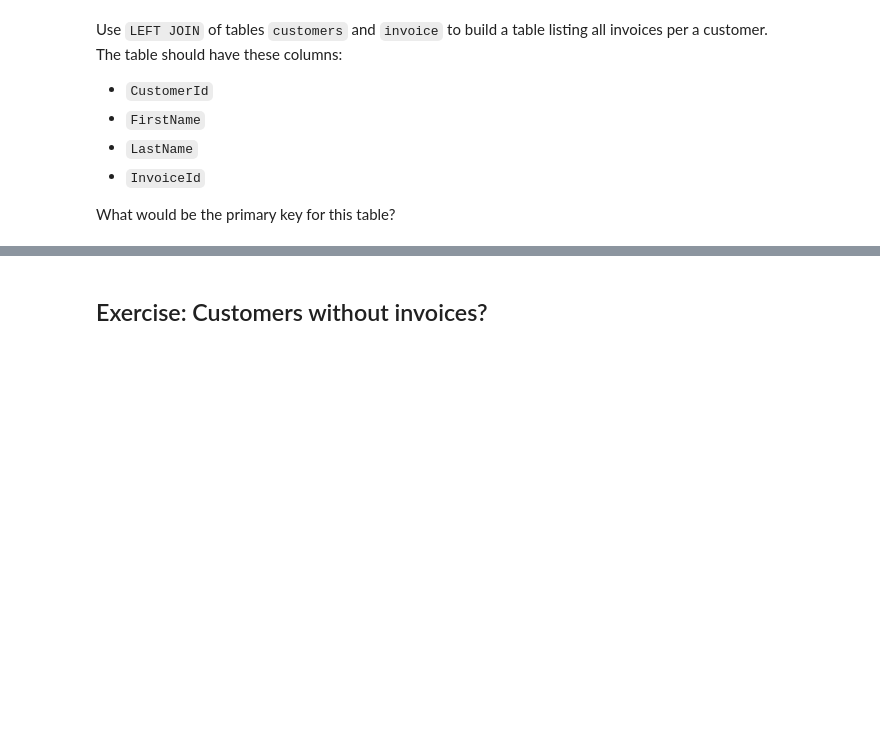
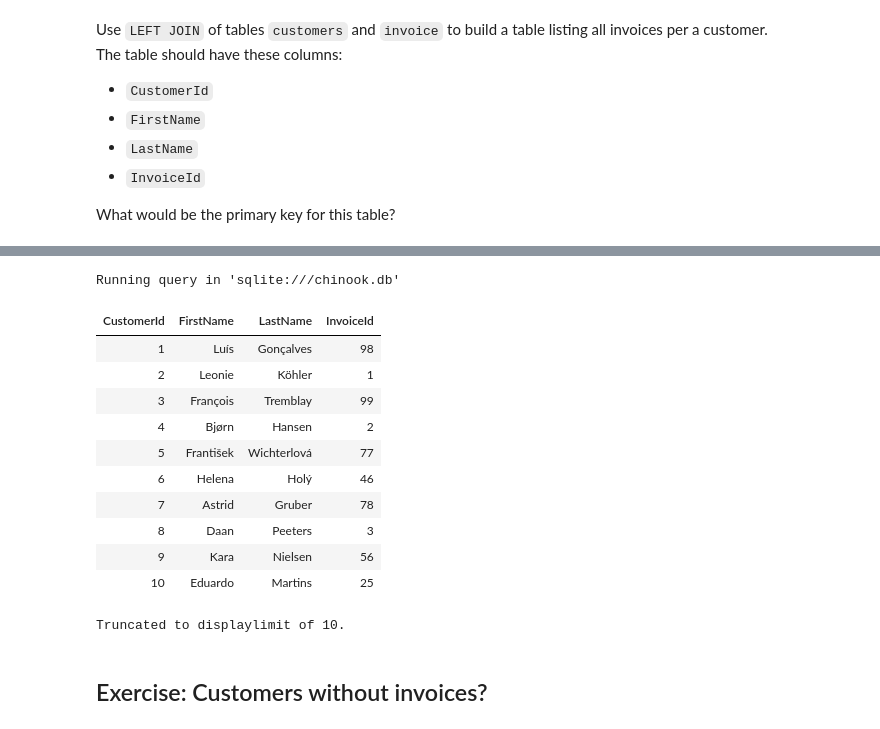
Before and after one commit to LUMC/EfDS, a Jupyter notebook: 10_sql/JOIN_basic.exercises.ipynb, the cells around one changed output, grey strips where cells are left out. Drawn from its saved outputs; the diff is of its cells as text; code cells hidden in the pictures; blank space fills up the shorter version.

```diff
--- a/10_sql/JOIN_basic.exercises.ipynb
+++ b/10_sql/JOIN_basic.exercises.ipynb
@@ -23,3 +71,25 @@ What would be the primary key for this table?
+# %%
+%%sql
+# DROP TABLE IF EXISTS CustInvoice; --
+# CREATE TEMP TABLE CustInvoice AS
+  SELECT CustomerId, FirstName, LastName, InvoiceId
+    FROM customers
+    LEFT JOIN invoices USING (CustomerId)
+    GROUP BY CustomerId
+# %% [output]
+Running query in 'sqlite:///chinook.db'
+| CustomerId | FirstName | LastName | InvoiceId |
+| 1 | Luís | Gonçalves | 98 |
+| 2 | Leonie | Köhler | 1 |
+| 3 | François | Tremblay | 99 |
+| 4 | Bjørn | Hansen | 2 |
+| 5 | František | Wichterlová | 77 |
+| 6 | Helena | Holý | 46 |
+| 7 | Astrid | Gruber | 78 |
+| 8 | Daan | Peeters | 3 |
+| 9 | Kara | Nielsen | 56 |
+| 10 | Eduardo | Martins | 25 |
+Truncated to displaylimit of 10.
 # %% [markdown]
 ## Exercise: Customers without invoices?
 # %% [markdown]
```
Also changed, not shown: parts of 8 cells of this notebook, 4 other files.
